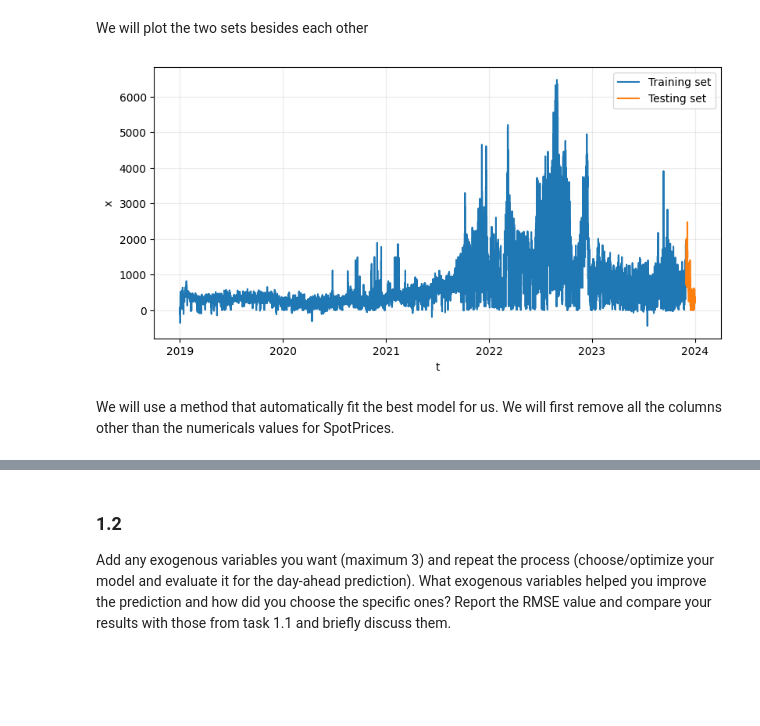
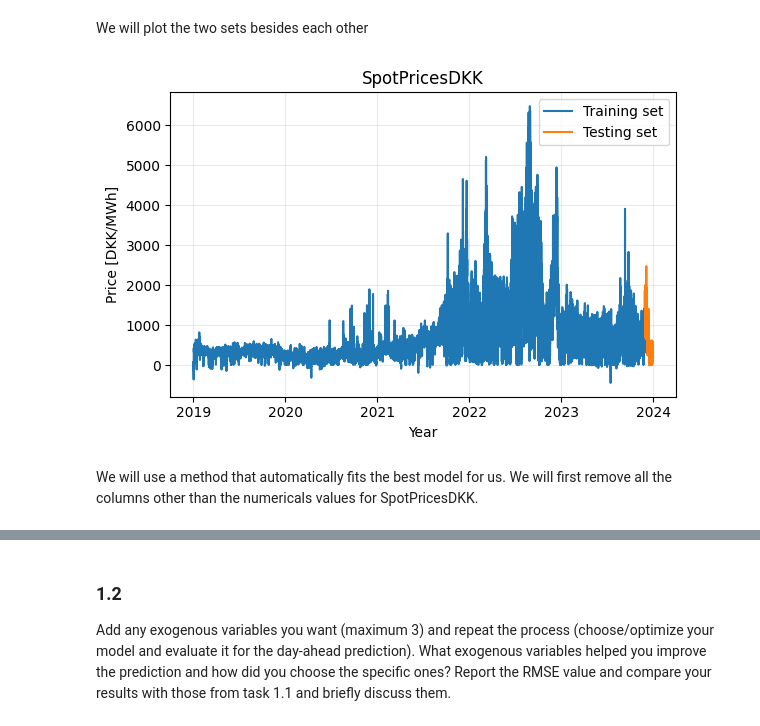
Before and after one commit to AnotherAtom/EnergyAnalytics_2, a Jupyter notebook: main.ipynb, the cells around one changed output, grey strips where cells are left out. Cells and saved outputs as stored; diff of their text form; code cells hidden in the pictures; blank space fills up the shorter version.

```diff
--- a/main.ipynb
+++ b/main.ipynb
@@ -63,22 +54,23 @@ Text(0, 0.5, 'Price DKK')
 We will plot the two sets besides each other
 # %%
 
-# Plot the result
-plt.figure(figsize=(8, 4), dpi=100)
+plt.figure(figsize=(6, 4), dpi=100)
 
 plt.plot(train['HourUTC'], train['SpotPriceDKK'])
 plt.plot(test['HourUTC'], test['SpotPriceDKK'])
 
+plt.title('SpotPricesDKK')
+plt.xlabel('Year')
+plt.ylabel('Price [DKK/MWh]')
+
 plt.legend(["Training set", "Testing set"])
 plt.tight_layout()
-plt.xlabel("t")
-plt.ylabel("x")
 plt.grid(alpha=0.25)
 plt.show()
 # %% [output]
-[figure, old version]
+[figure, new version]
 # %% [markdown]
-We will use a method that automatically fit the best model for us. We will first remove all the columns other than the numericals values for SpotPrices.
+We will use a method that automatically fits the best model for us. We will first remove all the columns other than the numericals values for SpotPricesDKK.
 # %%
 # Convert training- and test sets to lists
 train_Arima = train['SpotPriceDKK'].tolist()
```
Also changed, not shown: parts of 16 cells of this notebook.
